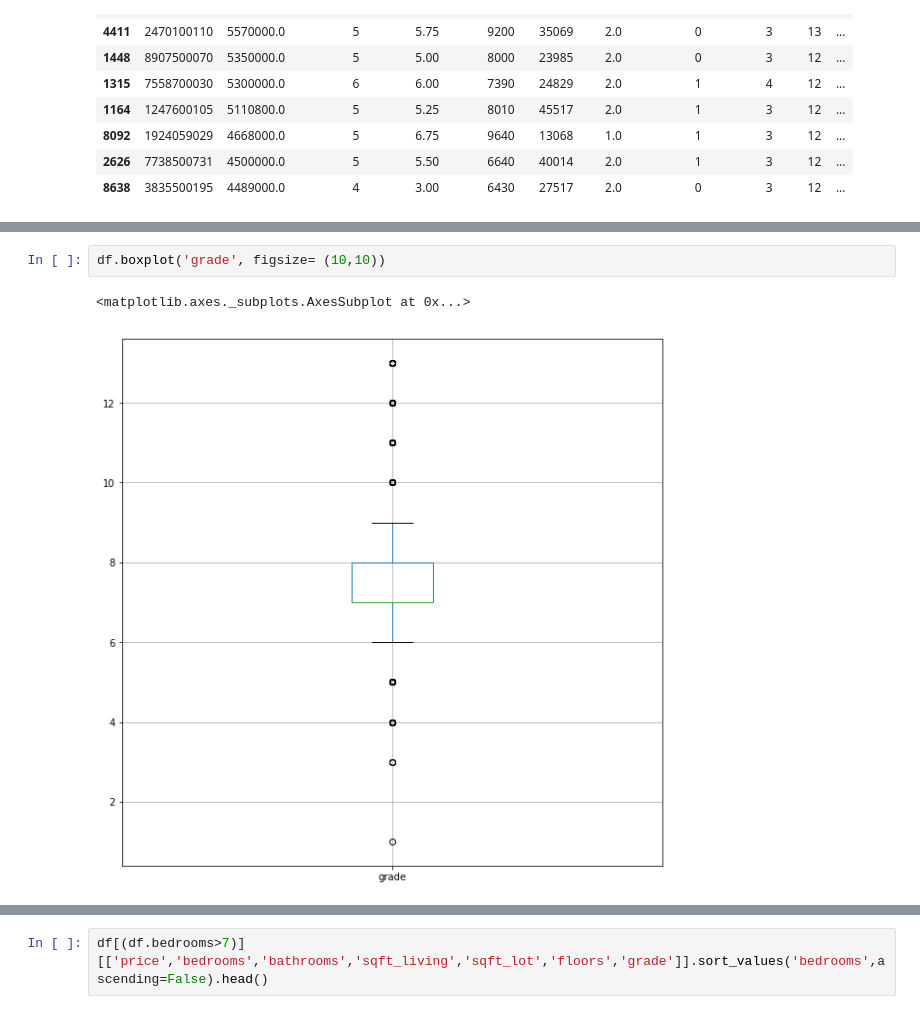
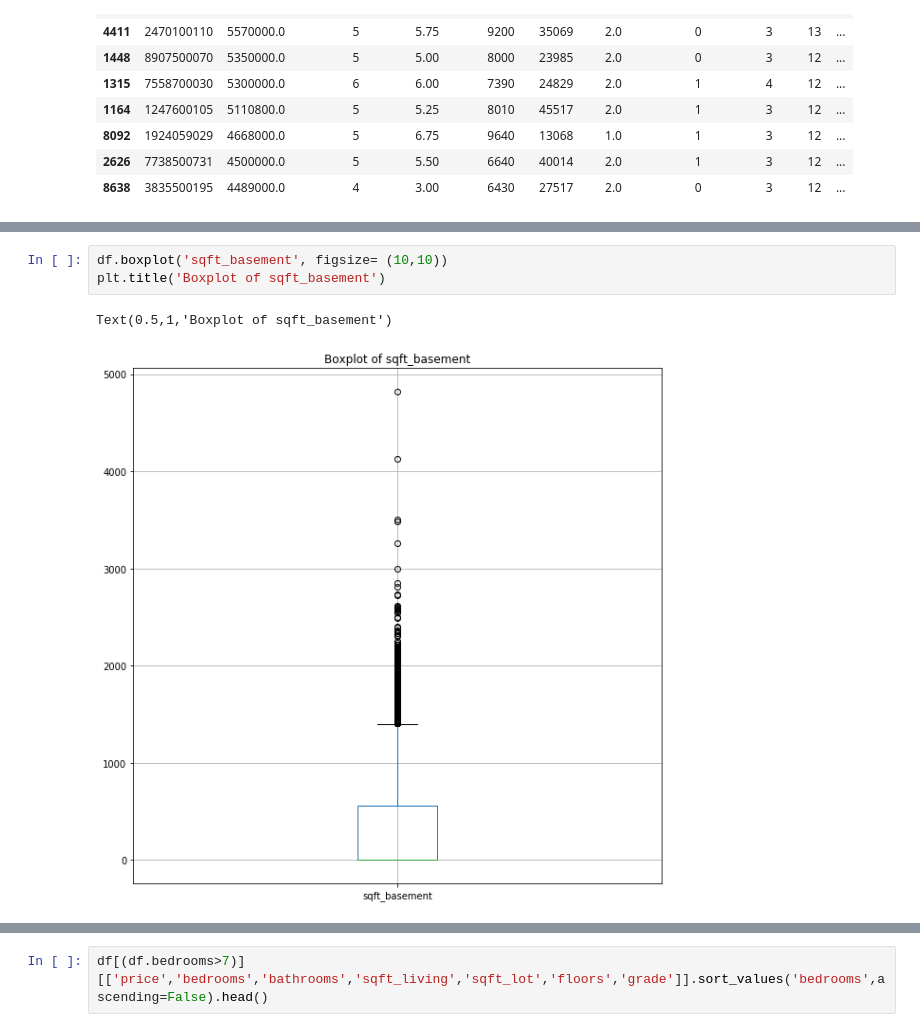
Before and after one commit to sherpalakpa1/PredictHousePrice, a Jupyter notebook: PredictHousePrice.ipynb, the cells around one changed output, grey strips where cells are left out. Drawn from its saved outputs; the diff is of its cells as text.

```diff
--- a/PredictHousePrice.ipynb
+++ b/PredictHousePrice.ipynb
@@ -142,5 +167,6 @@ df.boxplot('condition', figsize= (10,10))
 # %%
-df.boxplot('grade', figsize= (10,10))
+df.boxplot('sqft_basement', figsize= (10,10))
+plt.title('Boxplot of sqft_basement')
 # %% [output]
-<matplotlib.axes._subplots.AxesSubplot at 0x...>
+Text(0.5,1,'Boxplot of sqft_basement')
-[figure, old version]
+[figure, new version]
```
Also changed, not shown: parts of 33 cells of this notebook, 46 other files.
